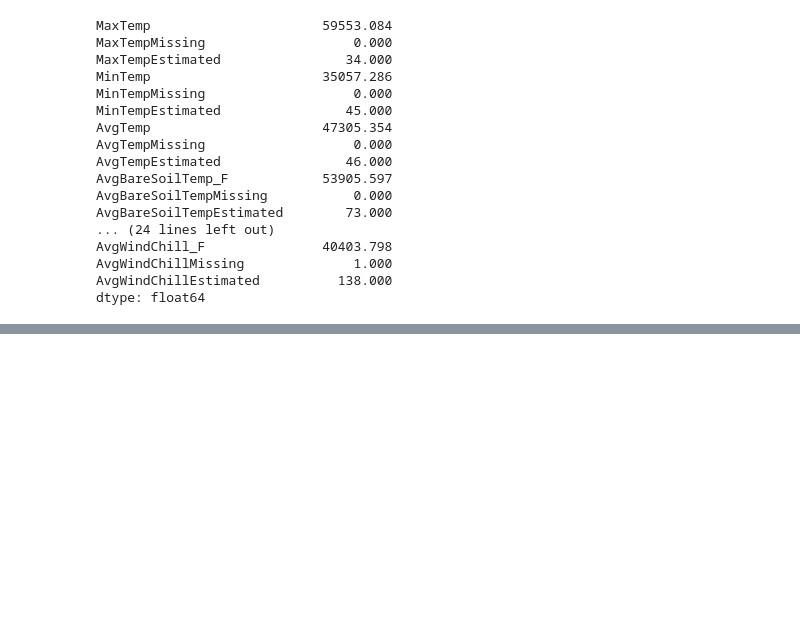
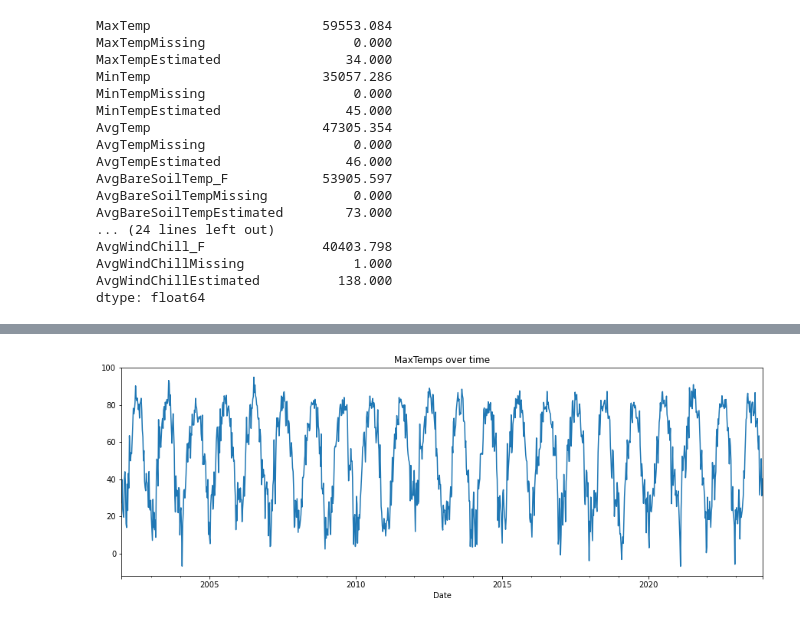
Before and after one commit to jbaumgit/Time-Series-Weather-Forcast-for-Corn-Growth-Degree-Days-in-ND, a Jupyter notebook: EDA_notebook.ipynb, the cells around one changed output, grey strips where cells are left out. Drawn from its saved outputs; the diff is of its cells as text; code cells hidden in the pictures; blank space fills up the shorter version.

Commit message:
filtered col to temps only, charted temps over time

```diff
--- a/EDA_notebook.ipynb
+++ b/EDA_notebook.ipynb
@@ -51,3 +51,5 @@ AvgWindChill_F               40403.798
 AvgWindChillMissing              1.000
 AvgWindChillEstimated          138.000
 dtype: float64
+# %%
+df_temps = df[["MaxTemp", "MaxTempMissing", "MaxTempEstimated", "MinTemp", "MinTempMissing", "MinTempEstimated", "AvgTemp", "AvgTempMissing", "AvgTempEstimated", "AvgBareSoilTemp_F", "AvgBareSoilTempMissing", "AvgBareSoilTempEstimated", "AvgTurfSoilTemp_F", "AvgTurfSoilTempMissing", "AvgTurfSoilTempEstimated"]]
@@ -53,0 +91,6 @@ dtype: float64
+# %%
+fig, ax = plt.subplots(figsize=(15, 5))
+df_temps["MaxTemp"].plot(ax=ax)
+ax.set_title("MaxTemps over time");
+# %% [output]
+[figure, added]
```
Also changed, not shown: parts of 7 cells of this notebook.
